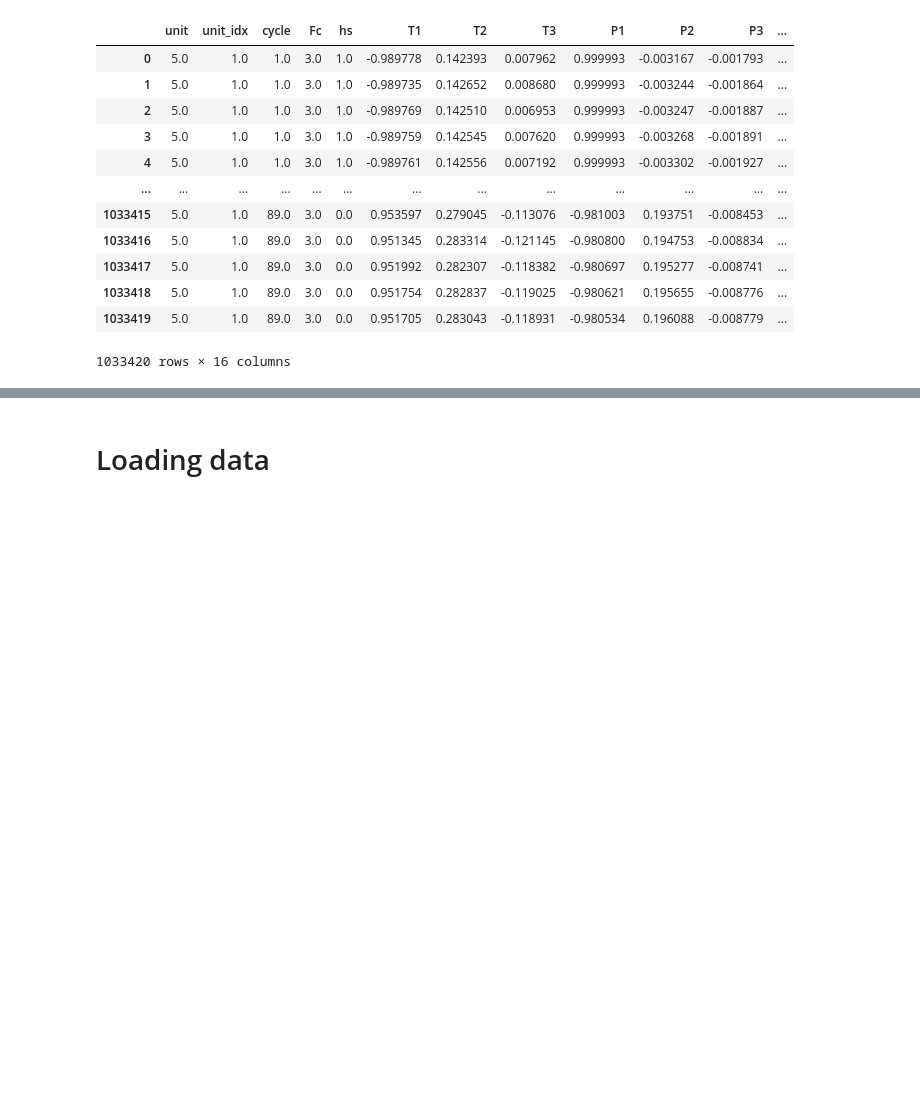
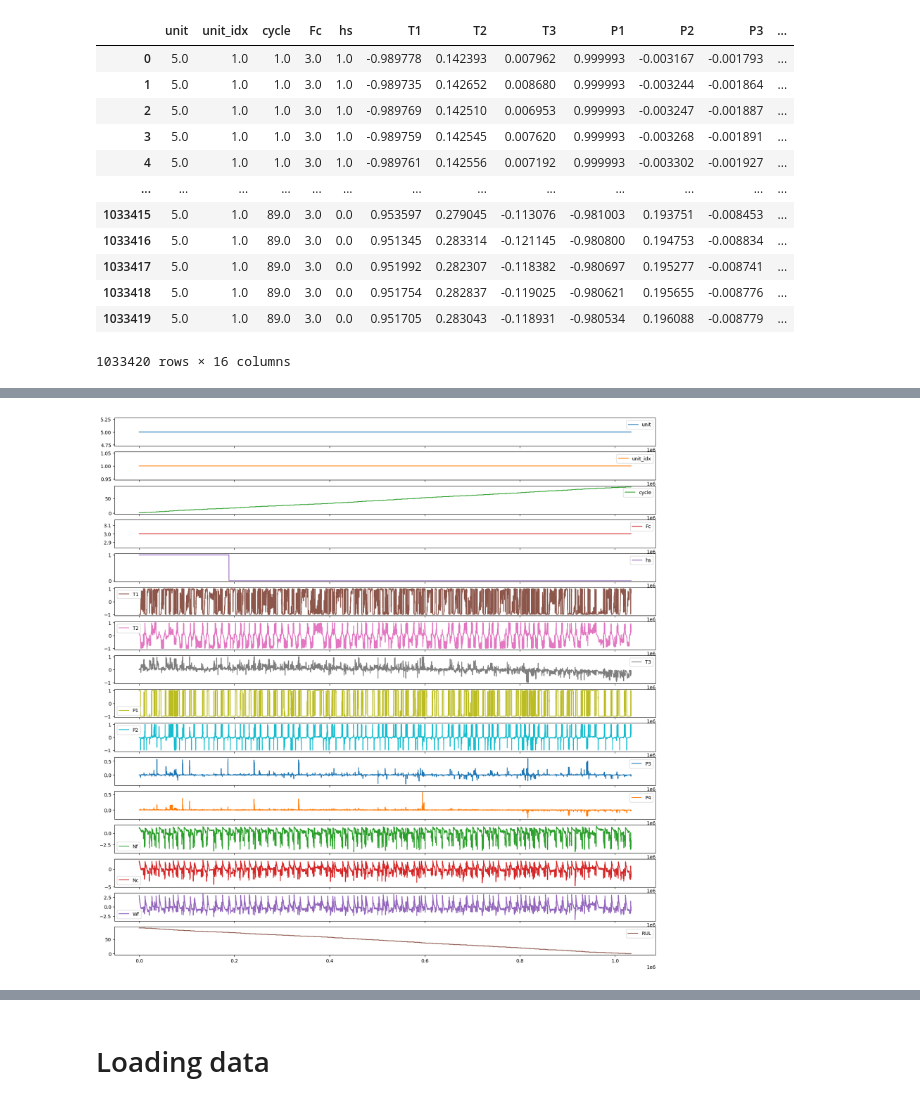
Before and after one commit to findoctorlin/Masterthesis, a Jupyter notebook: NASAdataset_read.ipynb, the cells around one changed output, grey strips where cells are left out. Saved outputs shown, nothing was run; the diff lists cells and outputs as text; code cells hidden in the pictures; blank space fills up the shorter version.

```diff
--- a/NASAdataset_read.ipynb
+++ b/NASAdataset_read.ipynb
@@ -937,0 +1025,4 @@ NASAdataset_df_train_u5_new
+# %%
+u5_new = NASAdataset_df_train_u5_new.plot(subplots=True, figsize=(20,20))
+# %% [output]
+[figure, added]
```
Also changed, not shown: parts of 10 cells of this notebook.
